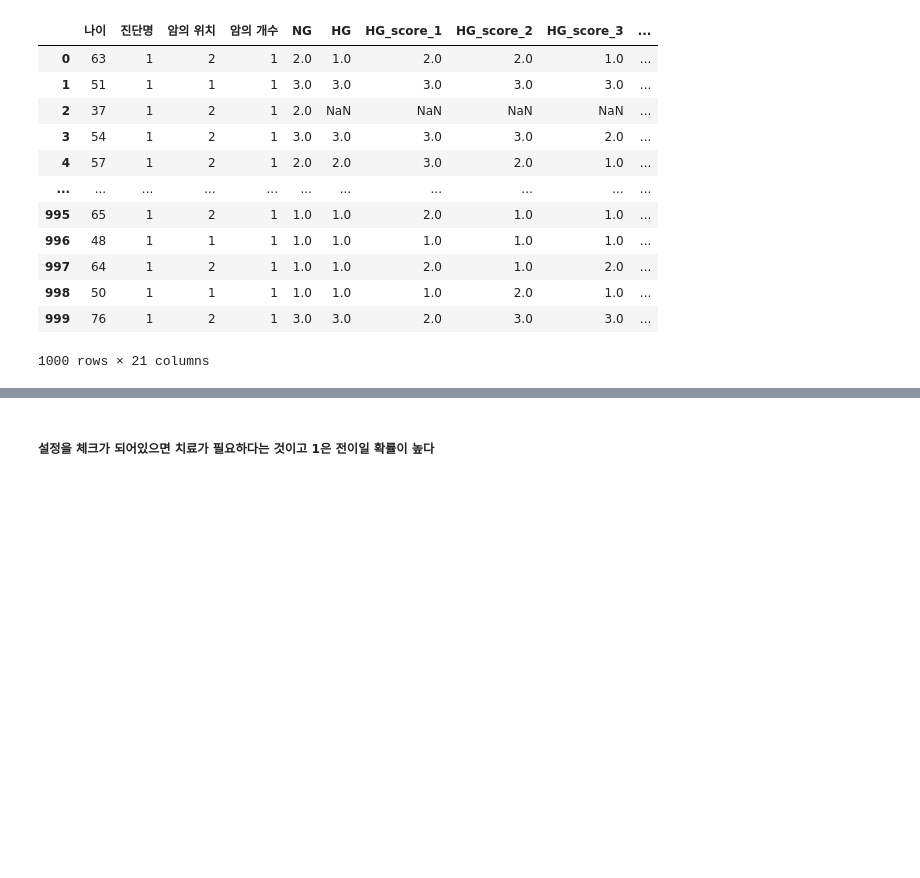
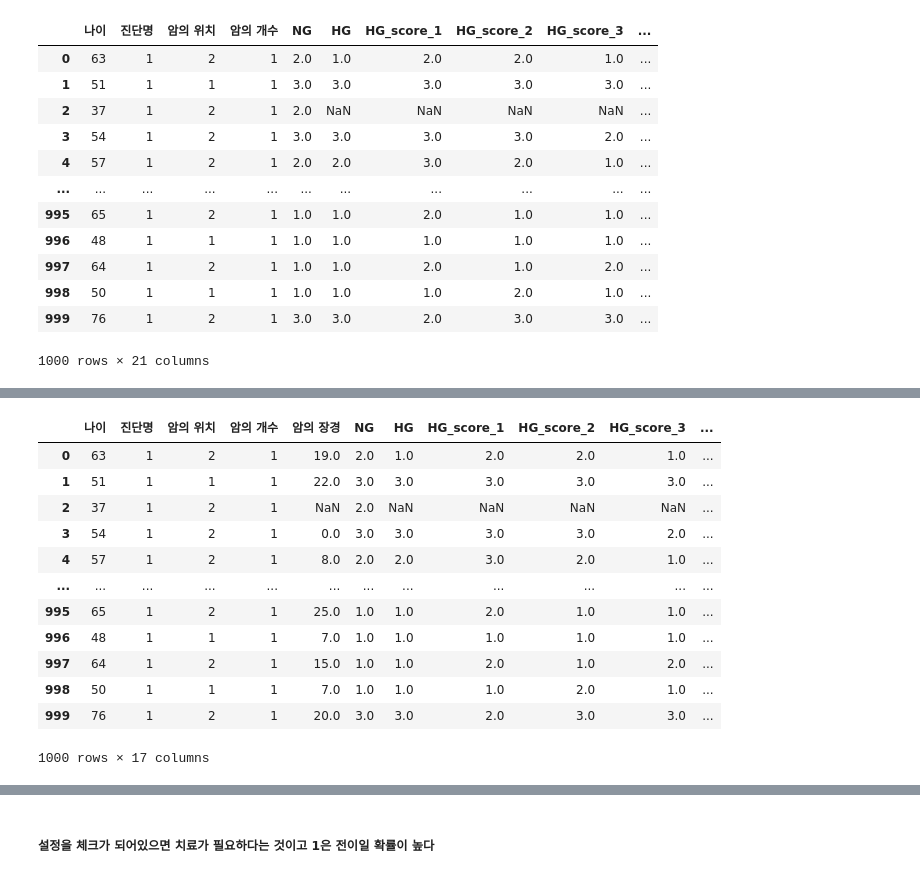
Before and after one commit to zakill96/pra, a Jupyter notebook: DataPreprocessing_datawig.ipynb, the cells around one changed output, grey strips where cells are left out. Drawn from its saved outputs; the diff is of its cells as text; code cells hidden in the pictures; blank space fills up the shorter version.

```diff
--- a/DataPreprocessing_datawig.ipynb
+++ b/DataPreprocessing_datawig.ipynb
@@ -398,0 +422,3 @@ train_df[train_df['PR'].isnull()].isnull().sum(1)
+# %%
+df_HER2_IHC = train_df.drop(['ID','N_category','HER2_SISH_ratio','HER2_SISH','KI-67_LI_percent','PR_Allred_score'
+                            ,'ER_Allred_score','수술연월일','img_path','mask_path'],axis =1)
@@ -398,0 +432,16 @@ train_df[train_df['PR'].isnull()].isnull().sum(1)
+# %%
+df_HER2_IHC
+# %% [output]
+|  | 나이 | 진단명 | 암의 위치 | 암의 개수 | 암의 장경 | NG | HG | HG_score_1 | HG_score_2 | HG_score_3 | ... |
+| 0 | 63 | 1 | 2 | 1 | 19.0 | 2.0 | 1.0 | 2.0 | 2.0 | 1.0 | ... |
+| 1 | 51 | 1 | 1 | 1 | 22.0 | 3.0 | 3.0 | 3.0 | 3.0 | 3.0 | ... |
+| 2 | 37 | 1 | 2 | 1 | NaN | 2.0 | NaN | NaN | NaN | NaN | ... |
+| 3 | 54 | 1 | 2 | 1 | 0.0 | 3.0 | 3.0 | 3.0 | 3.0 | 2.0 | ... |
+| 4 | 57 | 1 | 2 | 1 | 8.0 | 2.0 | 2.0 | 3.0 | 2.0 | 1.0 | ... |
+| ... | ... | ... | ... | ... | ... | ... | ... | ... | ... | ... | ... |
+| 995 | 65 | 1 | 2 | 1 | 25.0 | 1.0 | 1.0 | 2.0 | 1.0 | 1.0 | ... |
+| 996 | 48 | 1 | 1 | 1 | 7.0 | 1.0 | 1.0 | 1.0 | 1.0 | 1.0 | ... |
+| 997 | 64 | 1 | 2 | 1 | 15.0 | 1.0 | 1.0 | 2.0 | 1.0 | 2.0 | ... |
+| 998 | 50 | 1 | 1 | 1 | 7.0 | 1.0 | 1.0 | 1.0 | 2.0 | 1.0 | ... |
+| 999 | 76 | 1 | 2 | 1 | 20.0 | 3.0 | 3.0 | 2.0 | 3.0 | 3.0 | ... |
+1000 rows × 17 columns
```
Also changed, not shown: parts of 31 cells of this notebook.
